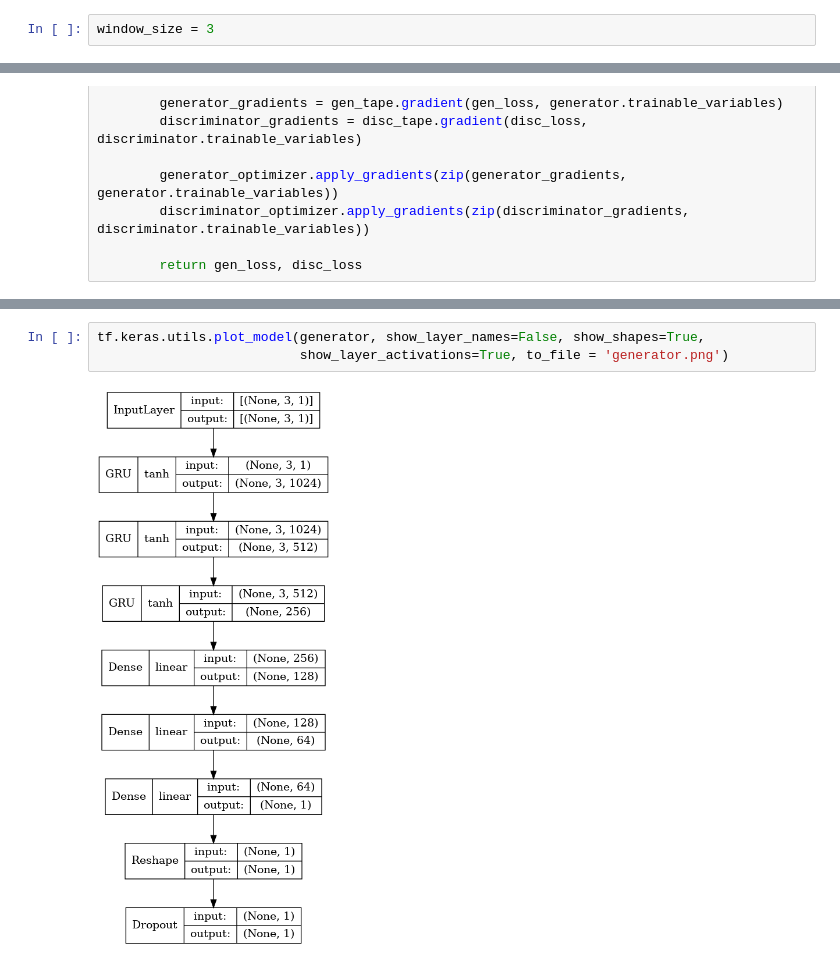
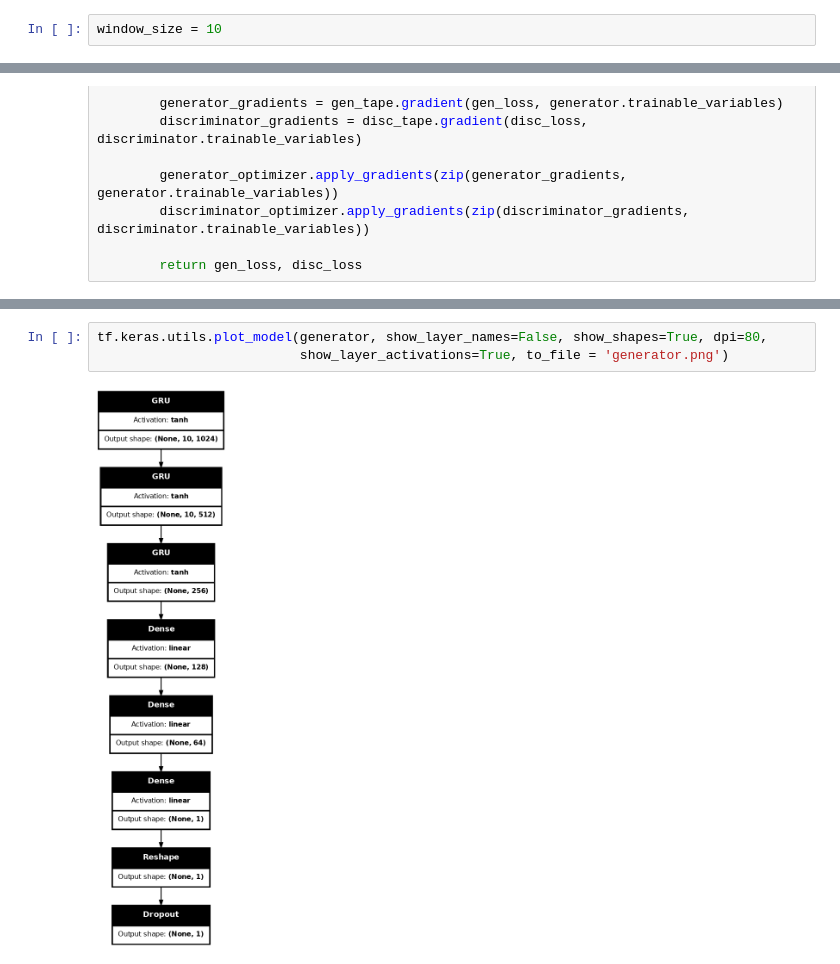
Before and after one commit to Rol3ert99/stock-predictions, a Jupyter notebook: gan.ipynb, the cells around one changed output, grey strips where cells are left out. Cells and saved outputs as stored; diff of their text form.

```diff
--- a/gan.ipynb
+++ b/gan.ipynb
@@ -114,7 +114,7 @@ array([[-0.96274432],
        [ 2.96413398],
        [ 2.96995217]])
 # %%
-window_size = 3
+window_size = 10
 # %%
 X, y, y_gen = [], [], []
 
@@ -342,6 +356,6 @@ print(evaluate(test_x, test_y))
 # %%
-tf.keras.utils.plot_model(generator, show_layer_names=False, show_shapes=True,
+tf.keras.utils.plot_model(generator, show_layer_names=False, show_shapes=True, dpi=80,
                           show_layer_activations=True, to_file = 'generator.png')
 # %% [output]
-[figure, old version]
+[figure, new version]
 # %%
```
Also changed, not shown: parts of 15 cells of this notebook, 13 other files.
